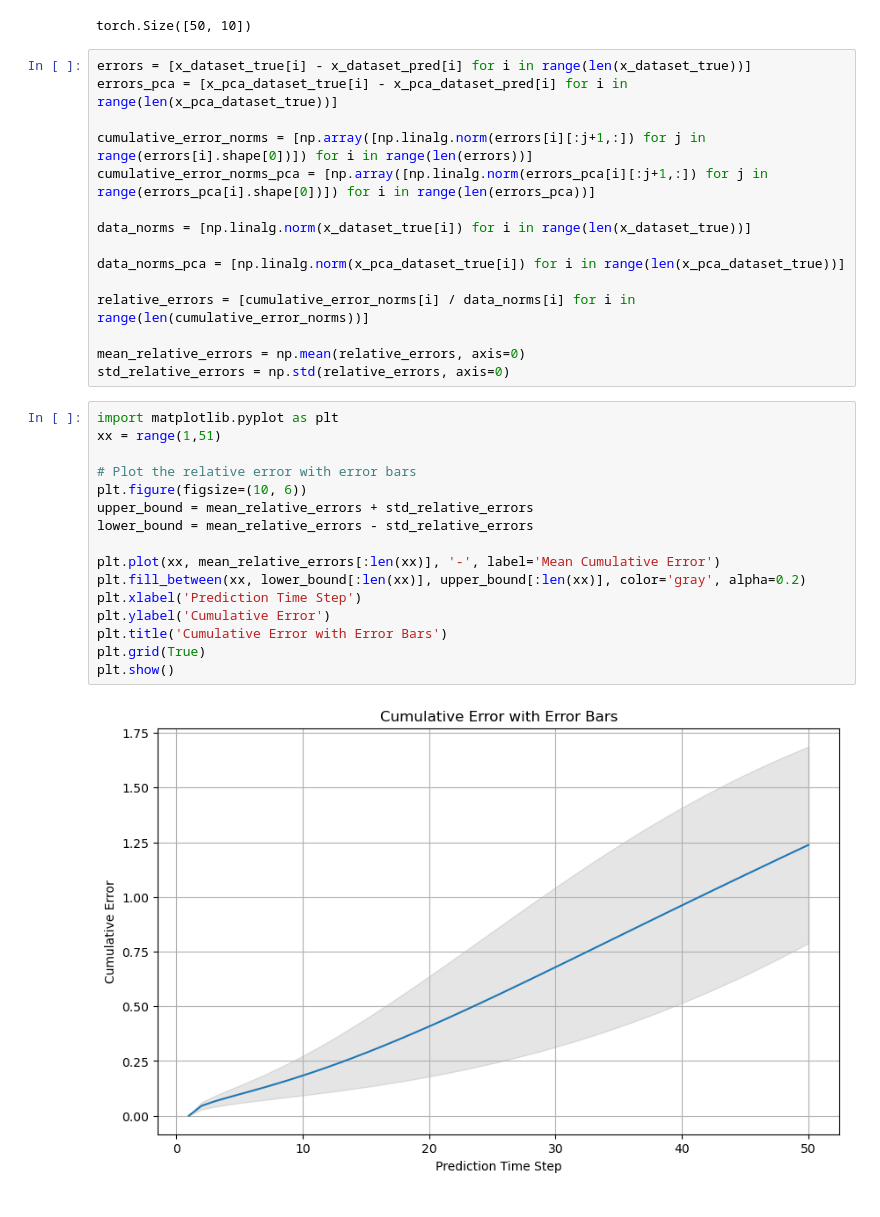
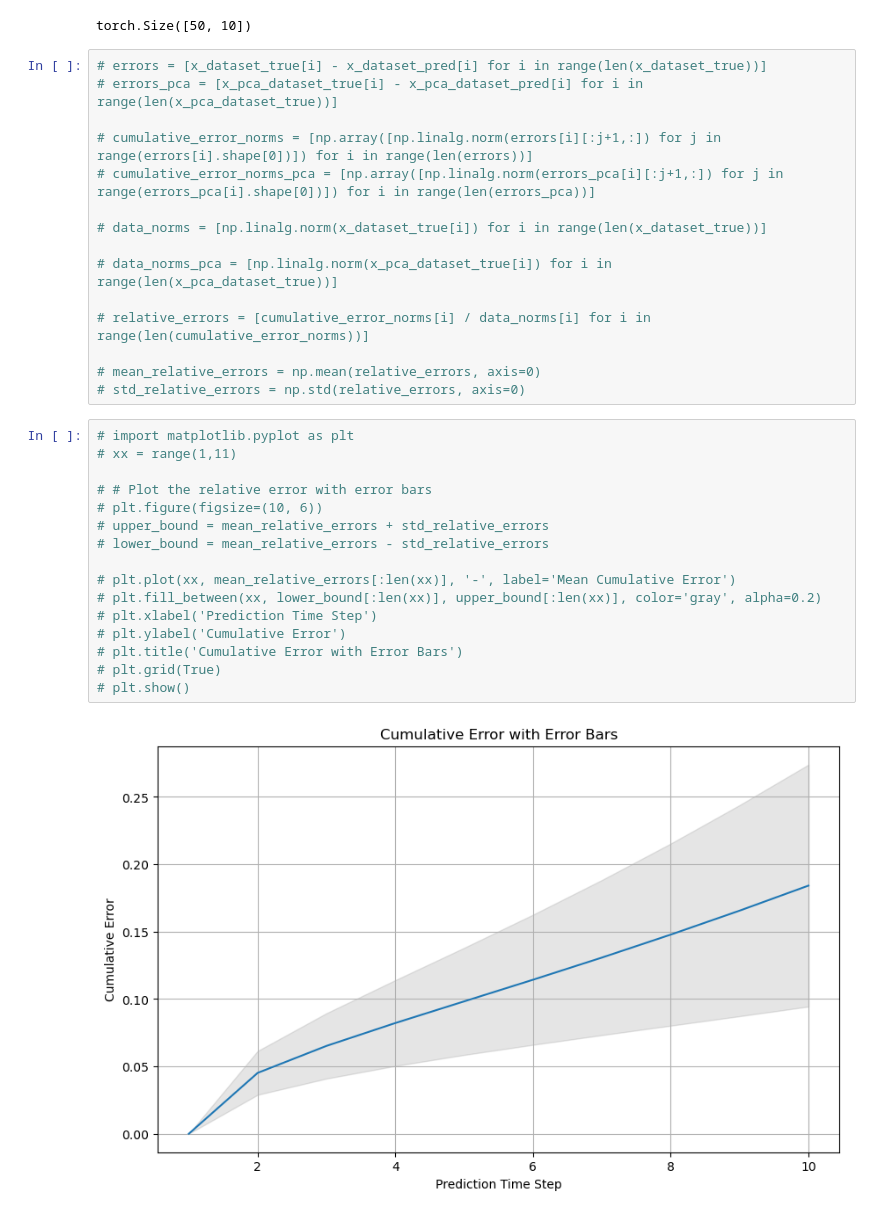
Before and after one commit to Shiqi-Wu/power-grid, a Jupyter notebook: pca_koopman/text_MatrixWithInputs.ipynb, the cells around one changed output. Drawn from its saved outputs; the diff is of its cells as text.

Commit message:
data

```diff
--- a/pca_koopman/text_MatrixWithInputs.ipynb
+++ b/pca_koopman/text_MatrixWithInputs.ipynb
@@ -163,36 +160,36 @@ print(np.shape(x_pca_dataset_pred[0]))
 # %% [output]
 torch.Size([50, 10])
 # %%
-errors = [x_dataset_true[i] - x_dataset_pred[i] for i in range(len(x_dataset_true))]
-errors_pca = [x_pca_dataset_true[i] - x_pca_dataset_pred[i] for i in range(len(x_pca_dataset_true))]
+# errors = [x_dataset_true[i] - x_dataset_pred[i] for i in range(len(x_dataset_true))]
+# errors_pca = [x_pca_dataset_true[i] - x_pca_dataset_pred[i] for i in range(len(x_pca_dataset_true))]
 
-cumulative_error_norms = [np.array([np.linalg.norm(errors[i][:j+1,:]) for j in range(errors[i].shape[0])]) for i in range(len(errors))]
-cumulative_error_norms_pca = [np.array([np.linalg.norm(errors_pca[i][:j+1,:]) for j in range(errors_pca[i].shape[0])]) for i in range(len(errors_pca))]
+# cumulative_error_norms = [np.array([np.linalg.norm(errors[i][:j+1,:]) for j in range(errors[i].shape[0])]) for i in range(len(errors))]
+# cumulative_error_norms_pca = [np.array([np.linalg.norm(errors_pca[i][:j+1,:]) for j in range(errors_pca[i].shape[0])]) for i in range(len(errors_pca))]
 
-data_norms = [np.linalg.norm(x_dataset_true[i]) for i in range(len(x_dataset_true))]
+# data_norms = [np.linalg.norm(x_dataset_true[i]) for i in range(len(x_dataset_true))]
 
-data_norms_pca = [np.linalg.norm(x_pca_dataset_true[i]) for i in range(len(x_pca_dataset_true))]
+# data_norms_pca = [np.linalg.norm(x_pca_dataset_true[i]) for i in range(len(x_pca_dataset_true))]
 
-relative_errors = [cumulative_error_norms[i] / data_norms[i] for i in range(len(cumulative_error_norms))]
+# relative_errors = [cumulative_error_norms[i] / data_norms[i] for i in range(len(cumulative_error_norms))]
 
-mean_relative_errors = np.mean(relative_errors, axis=0)
-std_relative_errors = np.std(relative_errors, axis=0)
+# mean_relative_errors = np.mean(relative_errors, axis=0)
+# std_relative_errors = np.std(relative_errors, axis=0)
 # %%
-import matplotlib.pyplot as plt
-xx = range(1,51)
+# import matplotlib.pyplot as plt
+# xx = range(1,11)
 
-# Plot the relative error with error bars
-plt.figure(figsize=(10, 6))
-upper_bound = mean_relative_errors + std_relative_errors
-lower_bound = mean_relative_errors - std_relative_errors
+# # Plot the relative error with error bars
+# plt.figure(figsize=(10, 6))
+# upper_bound = mean_relative_errors + std_relative_errors
+# lower_bound = mean_relative_errors - std_relative_errors
 
-plt.plot(xx, mean_relative_errors[:len(xx)], '-', label='Mean Cumulative Error')
-plt.fill_between(xx, lower_bound[:len(xx)], upper_bound[:len(xx)], color='gray', alpha=0.2)
-plt.xlabel('Prediction Time Step')
-plt.ylabel('Cumulative Error')
-plt.title('Cumulative Error with Error Bars')
-plt.grid(True)
-plt.show()
+# plt.plot(xx, mean_relative_errors[:len(xx)], '-', label='Mean Cumulative Error')
+# plt.fill_between(xx, lower_bound[:len(xx)], upper_bound[:len(xx)], color='gray', alpha=0.2)
+# plt.xlabel('Prediction Time Step')
+# plt.ylabel('Cumulative Error')
+# plt.title('Cumulative Error with Error Bars')
+# plt.grid(True)
+# plt.show()
 # %% [output]
-[figure, old version]
+[figure, new version]
 # %%
```
Also changed, not shown: parts of 10 cells of this notebook, 13 other files.
